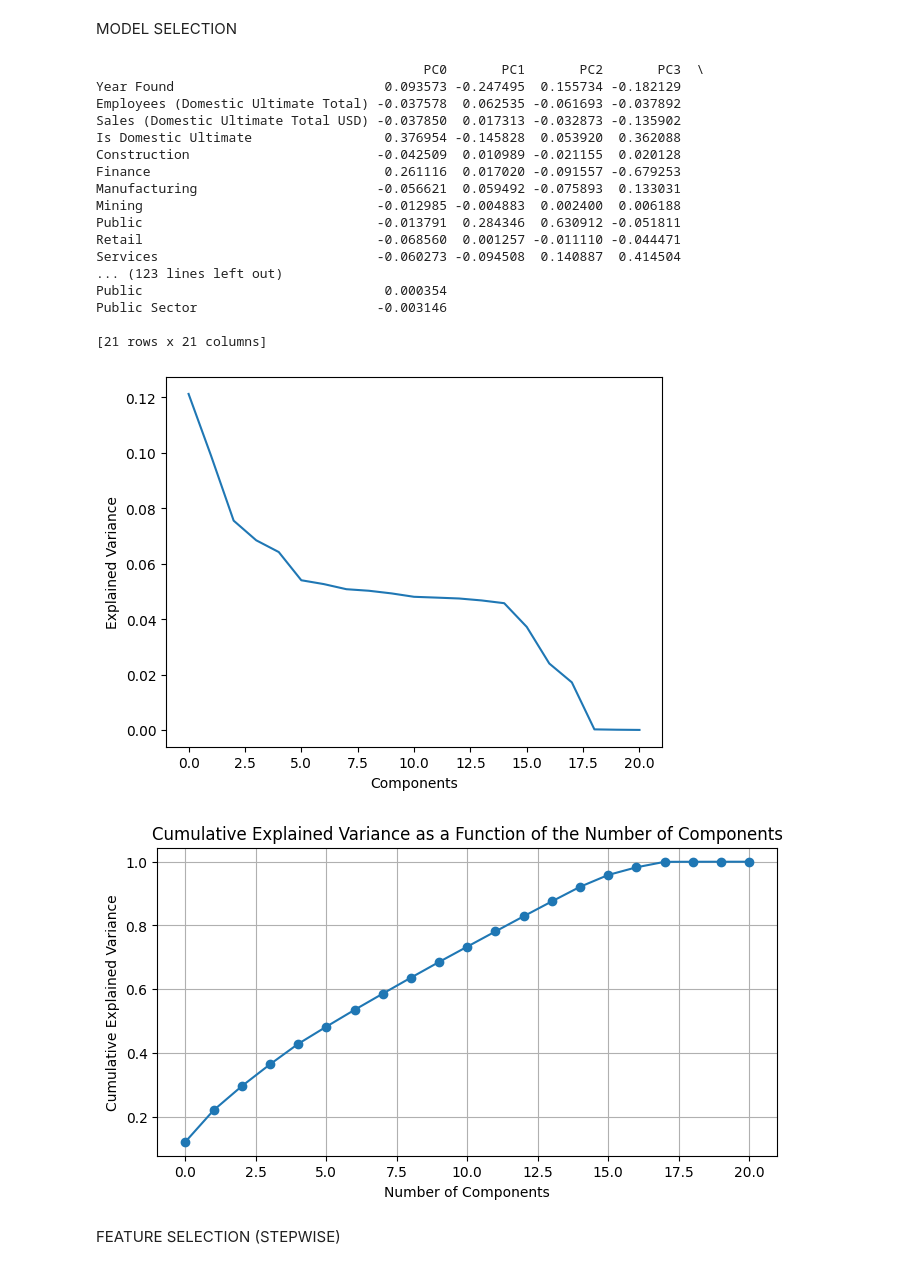
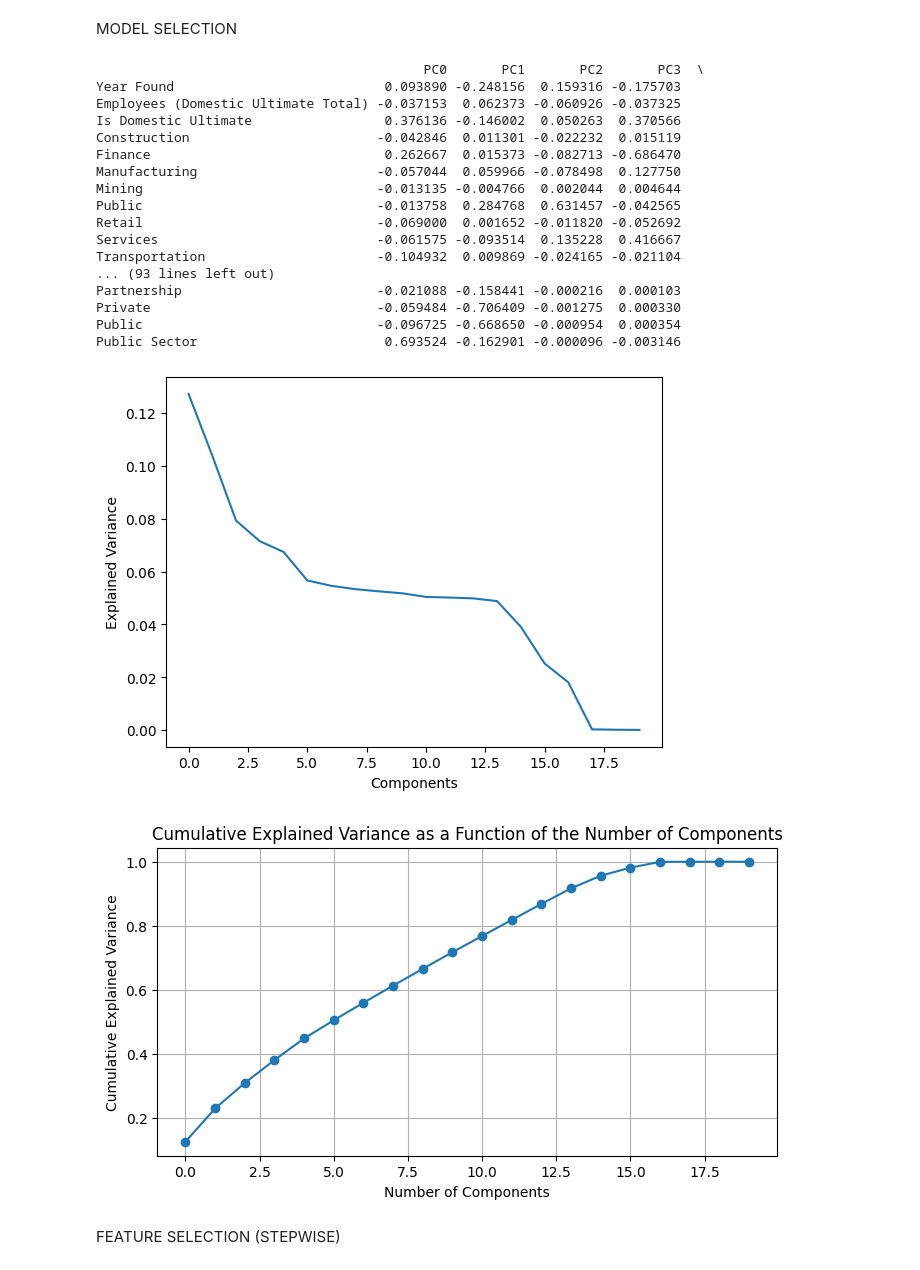
Before and after one commit to siruislybro/NUS-SDS-Datathon-Champion, a Jupyter notebook: NUS_DATATHON_CHAMPION_TEAM NAME.ipynb, the cells around one changed output. Cells and saved outputs as stored; diff of their text form; code cells hidden in the pictures.

```diff
--- a/NUS_DATATHON_CHAMPION_TEAM NAME.ipynb
+++ b/NUS_DATATHON_CHAMPION_TEAM NAME.ipynb
@@ -254,6 +254,8 @@ MODEL SELECTION
 from sklearn.decomposition import PCA
 # %%
 df_copy = df.copy()
+
+df_copy = df_copy.drop(['Sales (Domestic Ultimate Total USD)'],axis=1)
 
 #df=df.join(pd.get_dummies(df.Industrys))
 df_copy=pd.get_dummies(df_copy, columns=['Industrys'],drop_first=True)
@@ -265,51 +267,51 @@ df_copy.columns = df_copy.columns.str.replace('Entity Type_', '')
 df_copy.columns = df_copy.columns.str.replace('Ownership Type_', '')
 df_copy = df_copy.dropna()
 
 df_normalized=(df_copy - df_copy.mean()) / df_copy.std()
 pca = PCA(n_components=df_copy.shape[1])
 #pca.fit(df_normalized)
 pca.fit(df_normalized)
 
 
 loadings = pd.DataFrame(pca.components_.T, columns=['PC%s' % _ for _ in range(len(df_normalized.columns))],index=df_normalized.columns)
 print(loadings)
 
 plt.plot(pca.explained_variance_ratio_)
 plt.ylabel('Explained Variance')
 plt.xlabel('Components')
 plt.show()
 
 # Calculate the cumulative variance explained by each component
 cumulative_variance = pca.explained_variance_ratio_.cumsum()
 
 # Plotting
 plt.figure(figsize=(8, 4))
 plt.plot(cumulative_variance, marker='o')
 plt.xlabel('Number of Components')
 plt.ylabel('Cumulative Explained Variance')
 plt.title('Cumulative Explained Variance as a Function of the Number of Components')
 plt.grid(True)
 plt.show()
 # %% [output]
                                           PC0       PC1       PC2       PC3  \
-Year Found                           0.093573 -0.247495  0.155734 -0.182129
-Employees (Domestic Ultimate Total) -0.037578  0.062535 -0.061693 -0.037892
-Sales (Domestic Ultimate Total USD) -0.037850  0.017313 -0.032873 -0.135902
-Is Domestic Ultimate                 0.376954 -0.145828  0.053920  0.362088
-Construction                        -0.042509  0.010989 -0.021155  0.020128
-Finance                              0.261116  0.017020 -0.091557 -0.679253
-Manufacturing                       -0.056621  0.059492 -0.075893  0.133031
-Mining                              -0.012985 -0.004883  0.002400  0.006188
-Public                              -0.013791  0.284346  0.630912 -0.051811
-Retail                              -0.068560  0.001257 -0.011110 -0.044471
-Services                            -0.060273 -0.094508  0.140887  0.414504
-... (123 lines left out)
-Public                               0.000354
-Public Sector                       -0.003146
-
-[21 rows x 21 columns]
+Year Found                           0.093890 -0.248156  0.159316 -0.175703
+Employees (Domestic Ultimate Total) -0.037153  0.062373 -0.060926 -0.037325
+Is Domestic Ultimate                 0.376136 -0.146002  0.050263  0.370566
+Construction                        -0.042846  0.011301 -0.022232  0.015119
+Finance                              0.262667  0.015373 -0.082713 -0.686470
+Manufacturing                       -0.057044  0.059966 -0.078498  0.127750
+Mining                              -0.013135 -0.004766  0.002044  0.004644
+Public                              -0.013758  0.284768  0.631457 -0.042565
+Retail                              -0.069000  0.001652 -0.011820 -0.052692
+Services                            -0.061575 -0.093514  0.135228  0.416667
+Transportation                      -0.104932  0.009869 -0.024165 -0.021104
+... (93 lines left out)
+Partnership                         -0.021088 -0.158441 -0.000216  0.000103
+Private                             -0.059484 -0.706409 -0.001275  0.000330
+Public                              -0.096725 -0.668650 -0.000954  0.000354
+Public Sector                        0.693524 -0.162901 -0.000096 -0.003146
-[figure, old version]
+[figure, new version]
-[figure, old version]
+[figure, new version]
 # %% [markdown]
 FEATURE SELECTION (STEPWISE)
 # %%
```
